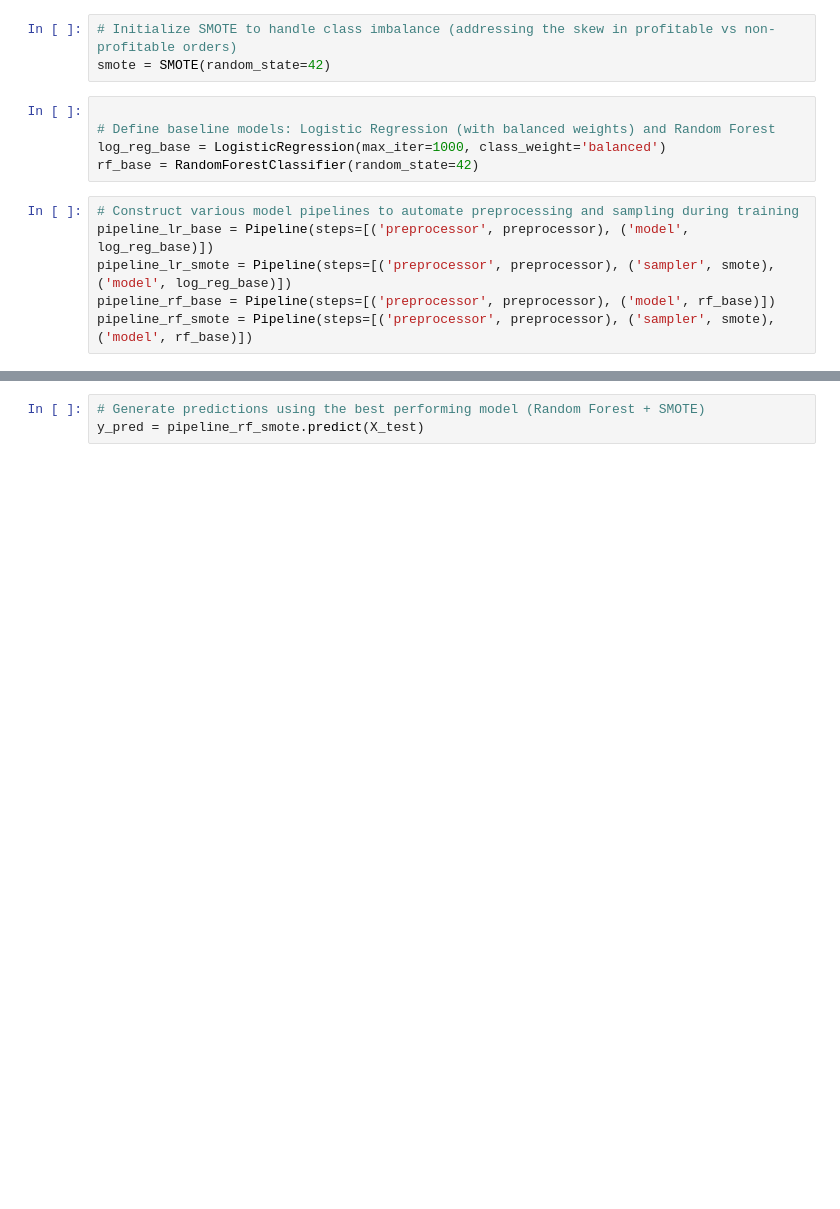
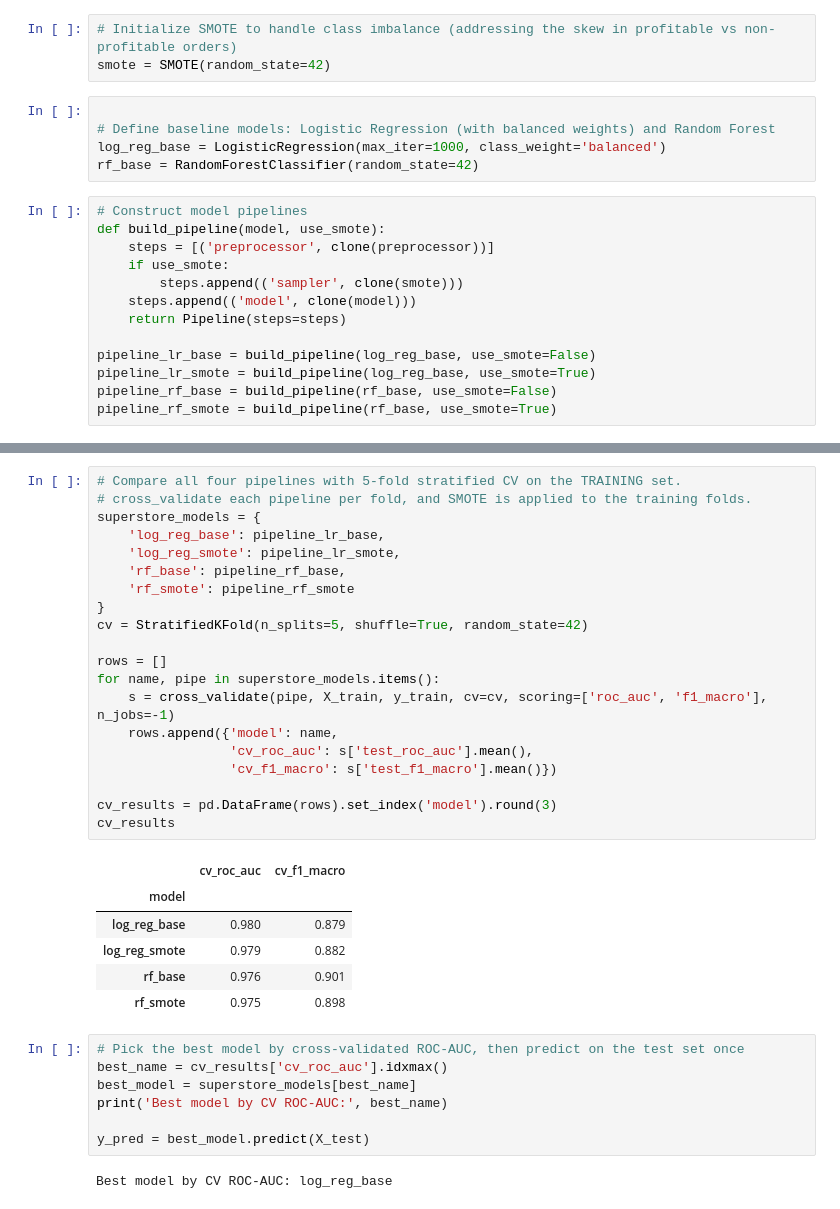
Before and after one commit to AbdulrahmanGidado/Machine-Learning-Portfolio, a Jupyter notebook: ML-Projects/ML-Superstore/LogReg.ipynb, the cells around one changed output, grey strips where cells are left out. Cells and saved outputs as stored; diff of their text form; blank space fills up the shorter version.

```diff
--- a/ML-Projects/ML-Superstore/LogReg.ipynb
+++ b/ML-Projects/ML-Superstore/LogReg.ipynb
@@ -60,11 +60,18 @@ smote = SMOTE(random_state=42)
 log_reg_base = LogisticRegression(max_iter=1000, class_weight='balanced')
 rf_base = RandomForestClassifier(random_state=42)
 # %%
-# Construct various model pipelines to automate preprocessing and sampling during training
-pipeline_lr_base = Pipeline(steps=[('preprocessor', preprocessor), ('model', log_reg_base)])
-pipeline_lr_smote = Pipeline(steps=[('preprocessor', preprocessor), ('sampler', smote), ('model', log_reg_base)])
-pipeline_rf_base = Pipeline(steps=[('preprocessor', preprocessor), ('model', rf_base)])
-pipeline_rf_smote = Pipeline(steps=[('preprocessor', preprocessor), ('sampler', smote), ('model', rf_base)])
+# Construct model pipelines
+def build_pipeline(model, use_smote):
+    steps = [('preprocessor', clone(preprocessor))]
+    if use_smote:
+        steps.append(('sampler', clone(smote)))
+    steps.append(('model', clone(model)))
+    return Pipeline(steps=steps)
+
+pipeline_lr_base = build_pipeline(log_reg_base, use_smote=False)
+pipeline_lr_smote = build_pipeline(log_reg_base, use_smote=True)
+pipeline_rf_base = build_pipeline(rf_base, use_smote=False)
+pipeline_rf_smote = build_pipeline(rf_base, use_smote=True)
 # %%
 # Fit all model variations to prepare them for the model registry
 pipeline_lr_base.fit(X_train, y_train)
@@ -87,7 +93,40 @@ Pipeline(steps=[('preprocessor',
                                                    'Sub-Category'])])),
                 ('sampler', SMOTE(random_state=42)),
                 ('model', RandomForestClassifier(random_state=42))])
+# %%
+# Compare all four pipelines with 5-fold stratified CV on the TRAINING set.
+# cross_validate each pipeline per fold, and SMOTE is applied to the training folds.
+superstore_models = {
+    'log_reg_base': pipeline_lr_base,
+    'log_reg_smote': pipeline_lr_smote,
+    'rf_base': pipeline_rf_base,
+    'rf_smote': pipeline_rf_smote
+}
+cv = StratifiedKFold(n_splits=5, shuffle=True, random_state=42)
+
+rows = []
+for name, pipe in superstore_models.items():
+    s = cross_validate(pipe, X_train, y_train, cv=cv, scoring=['roc_auc', 'f1_macro'], n_jobs=-1)
+    rows.append({'model': name,
+                 'cv_roc_auc': s['test_roc_auc'].mean(),
+                 'cv_f1_macro': s['test_f1_macro'].mean()})
+
+cv_results = pd.DataFrame(rows).set_index('model').round(3)
+cv_results
+# %% [output]
+|  | cv_roc_auc | cv_f1_macro |
+| model |  |  |
+| log_reg_base | 0.980 | 0.879 |
+| log_reg_smote | 0.979 | 0.882 |
+| rf_base | 0.976 | 0.901 |
+| rf_smote | 0.975 | 0.898 |
 # %%
-# Generate predictions using the best performing model (Random Forest + SMOTE)
-y_pred = pipeline_rf_smote.predict(X_test)
+# Pick the best model by cross-validated ROC-AUC, then predict on the test set once
+best_name = cv_results['cv_roc_auc'].idxmax()
+best_model = superstore_models[best_name]
+print('Best model by CV ROC-AUC:', best_name)
+
+y_pred = best_model.predict(X_test)
+# %% [output]
+Best model by CV ROC-AUC: log_reg_base
 # %%
```
Also changed, not shown: parts of 8 cells of this notebook.
